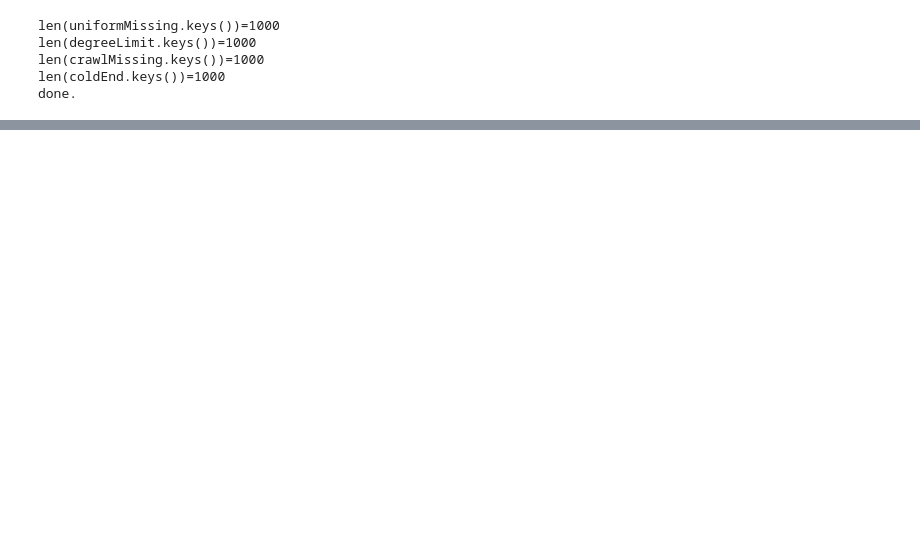
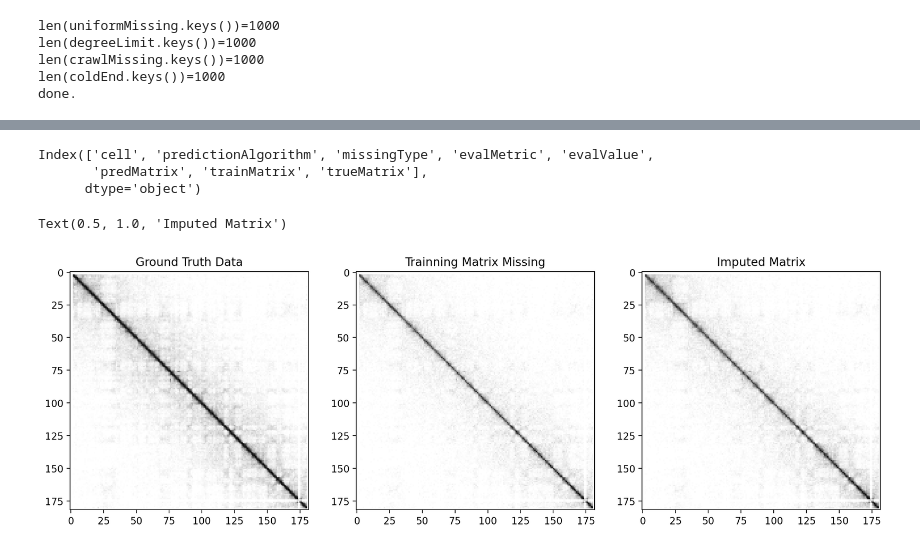
Before and after one commit to CooperStansbury/scPoreC-analysis, a Jupyter notebook: notebooks/quantify_predict.ipynb, the cells around one changed output, grey strips where cells are left out. Cells and saved outputs as stored; diff of their text form; code cells hidden in the pictures; blank space fills up the shorter version.

```diff
--- a/notebooks/quantify_predict.ipynb
+++ b/notebooks/quantify_predict.ipynb
@@ -321,0 +372,47 @@ plt.show()
+# %%
+df.columns
+# %% [output]
+Index(['cell', 'predictionAlgorithm', 'missingType', 'evalMetric', 'evalValue',
+       'predMatrix', 'trainMatrix', 'trueMatrix'],
+      dtype='object')
+# %%
+n = 100
+
+sampleKeys = np.random.choice(df['cell'], n)
+alg = 'Adamic-Adar'
+train = 'Degree Limited'
+
+
+ensembleTrue = np.zeros((182, 182))
+ensembleTrain = np.zeros((182, 182))
+ensemblePred = np.zeros((182, 182))
+
+for sampleKey in sampleKeys:
+
+    mask = (df['cell'] == sampleKey) & (df['predictionAlgorithm'] == alg) & (df['missingType'] == train)
+    row = df.loc[mask]
+
+    ensembleTrue += row['trueMatrix'].values[0]
+    ensembleTrain += row['trainMatrix'].values[0]
+    ensemblePred += row['predMatrix'].values[0]
+
+
+
+plt.rcParams['figure.dpi'] = 200
+plt.rcParams['figure.figsize'] = 15, 15
+fig = plt.figure()
+
+fig.add_subplot(131)
+plt.imshow(ensembleTrue, cmap='binary')
+plt.title(f'Ground Truth Data')
+
+fig.add_subplot(132)
+plt.imshow(ensembleTrain, cmap='binary')
+plt.title('Trainning Matrix Missing')
+
+fig.add_subplot(133)
+plt.imshow(ensemblePred, cmap='binary')
+plt.title('Imputed Matrix')
+# %% [output]
+Text(0.5, 1.0, 'Imputed Matrix')
+[figure, added]
```
Also changed, not shown: parts of 12 cells of this notebook, 1 other file.
